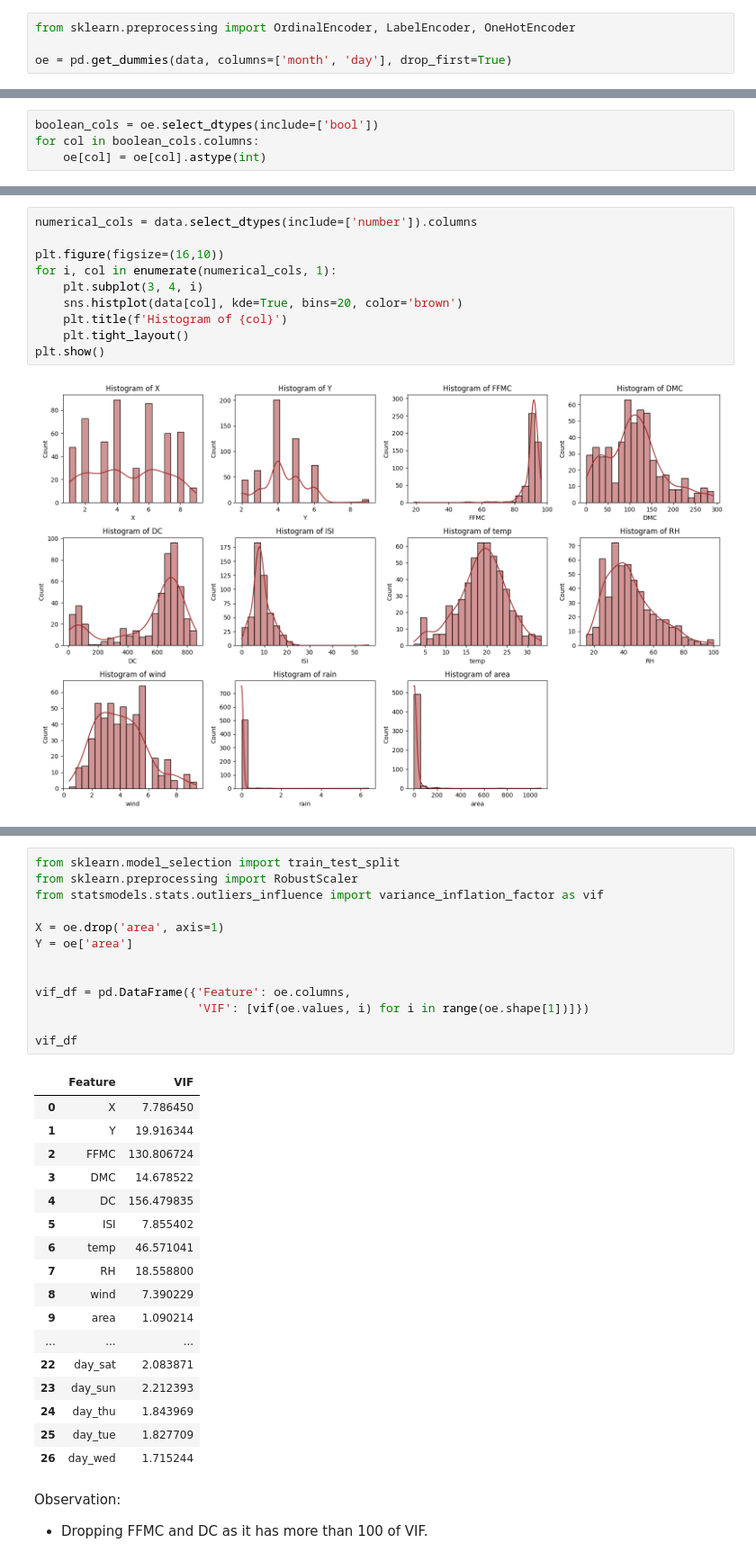
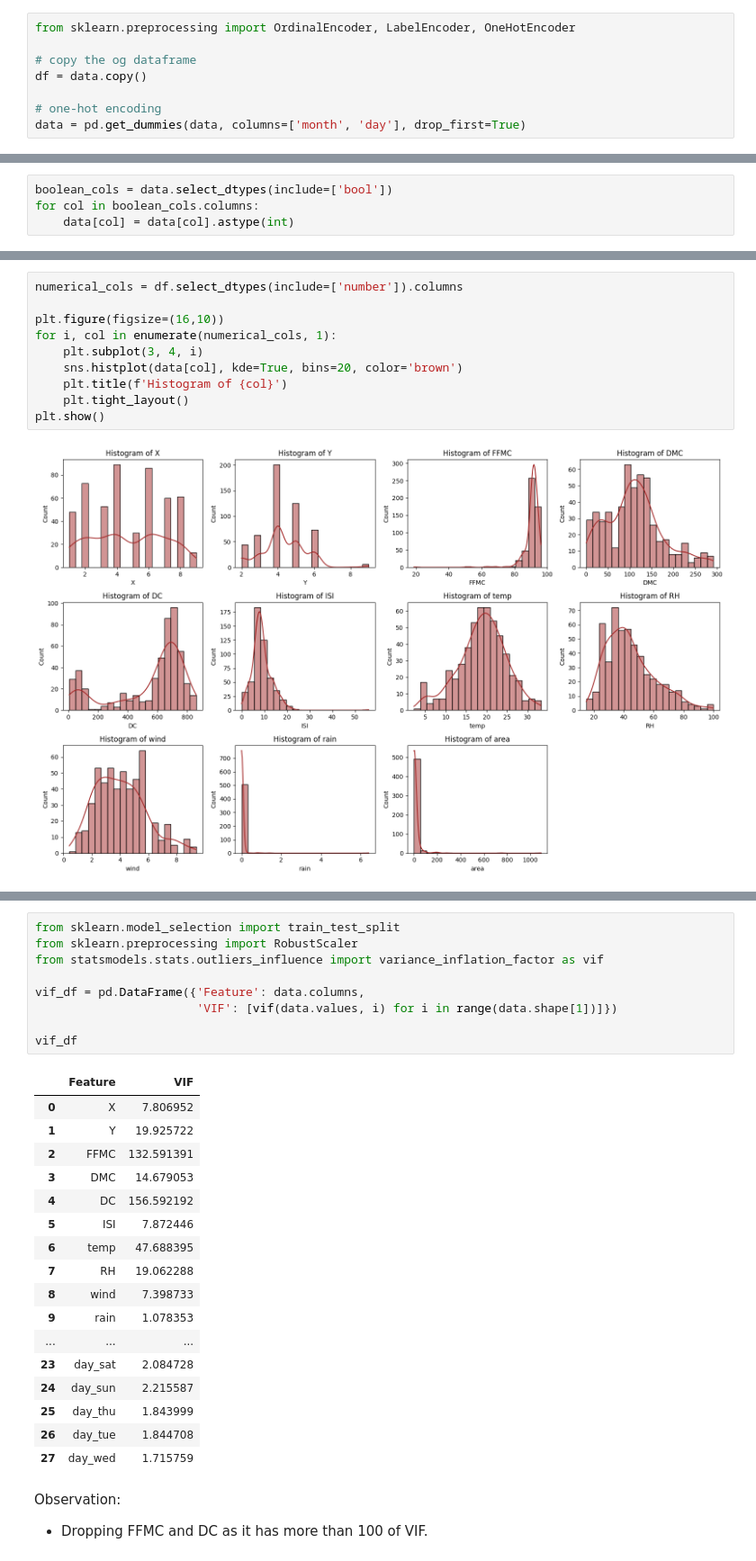
Before and after one commit to Graceyujung/ML, a Jupyter notebook: multi_linear_regression/Grace_Regression_Assignment.ipynb, the cells around one changed output, grey strips where cells are left out. Shown: that part at 90% size. Cells and saved outputs as stored; diff of their text form.

```diff
--- a/multi_linear_regression/Grace_Regression_Assignment.ipynb
+++ b/multi_linear_regression/Grace_Regression_Assignment.ipynb
@@ -82,10 +82,14 @@ array(['fri', 'tue', 'sat', 'sun', 'mon', 'wed', 'thu'], dtype=object)
 # %%
 from sklearn.preprocessing import OrdinalEncoder, LabelEncoder, OneHotEncoder
 
-oe = pd.get_dummies(data, columns=['month', 'day'], drop_first=True)
+# copy the og dataframe
+df = data.copy()
+
+# one-hot encoding
+data = pd.get_dummies(data, columns=['month', 'day'], drop_first=True)
 # %% [markdown]
 Observation: Used one-hot encoding as they don't have continuous values.
 # %%
-boolean_cols = oe.select_dtypes(include=['bool'])
+boolean_cols = data.select_dtypes(include=['bool'])
 for col in boolean_cols.columns:
-    oe[col] = oe[col].astype(int)
+    data[col] = data[col].astype(int)
@@ -153,7 +143,7 @@ Observation: Since my goal is to predict the burned area of forest fires, removi
 
 Therefore, i will handlie them by using robust scaler.
 # %%
-numerical_cols = data.select_dtypes(include=['number']).columns
+numerical_cols = df.select_dtypes(include=['number']).columns
 
 plt.figure(figsize=(16,10))
 for i, col in enumerate(numerical_cols, 1):
@@ -174,34 +163,30 @@ Observation:
 # %%
 from sklearn.model_selection import train_test_split
 from sklearn.preprocessing import RobustScaler
 from statsmodels.stats.outliers_influence import variance_inflation_factor as vif
 
-X = oe.drop('area', axis=1)
-Y = oe['area']
-
-
-vif_df = pd.DataFrame({'Feature': oe.columns,
-                       'VIF': [vif(oe.values, i) for i in range(oe.shape[1])]})
+vif_df = pd.DataFrame({'Feature': data.columns,
+                       'VIF': [vif(data.values, i) for i in range(data.shape[1])]})
 
 vif_df
 # %% [output]
 |  | Feature | VIF |
-| 0 | X | 7.786450 |
-| 1 | Y | 19.916344 |
-| 2 | FFMC | 130.806724 |
-| 3 | DMC | 14.678522 |
-| 4 | DC | 156.479835 |
-| 5 | ISI | 7.855402 |
-| 6 | temp | 46.571041 |
-| 7 | RH | 18.558800 |
-| 8 | wind | 7.390229 |
-| 9 | area | 1.090214 |
+| 0 | X | 7.806952 |
+| 1 | Y | 19.925722 |
+| 2 | FFMC | 132.591391 |
+| 3 | DMC | 14.679053 |
+| 4 | DC | 156.592192 |
+| 5 | ISI | 7.872446 |
+| 6 | temp | 47.688395 |
+| 7 | RH | 19.062288 |
+| 8 | wind | 7.398733 |
+| 9 | rain | 1.078353 |
 | ... | ... | ... |
-| 22 | day_sat | 2.083871 |
-| 23 | day_sun | 2.212393 |
-| 24 | day_thu | 1.843969 |
-| 25 | day_tue | 1.827709 |
-| 26 | day_wed | 1.715244 |
+| 23 | day_sat | 2.084728 |
+| 24 | day_sun | 2.215587 |
+| 25 | day_thu | 1.843999 |
+| 26 | day_tue | 1.844708 |
+| 27 | day_wed | 1.715759 |
 # %% [markdown]
 Observation:
 - Dropping FFMC and DC as it has more than 100 of VIF.
```
Also changed, not shown: parts of 19 cells of this notebook.
